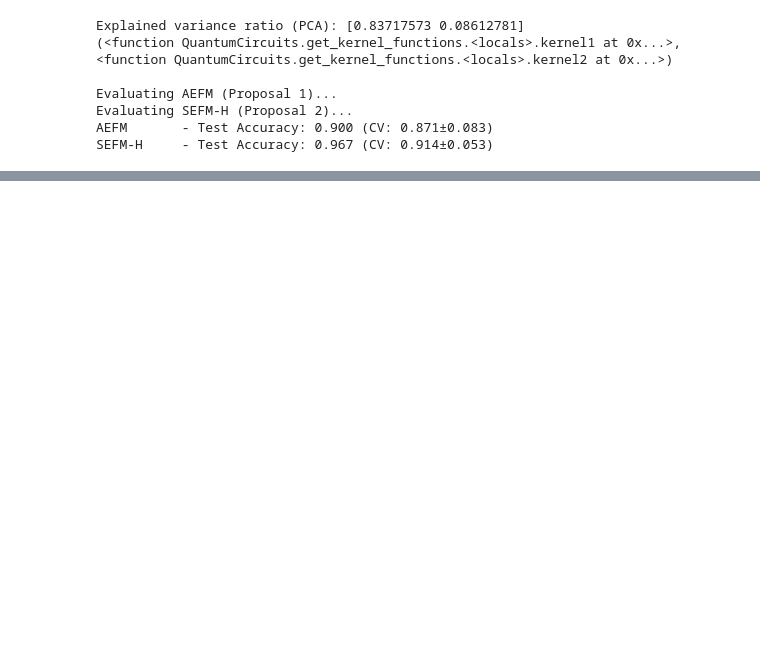
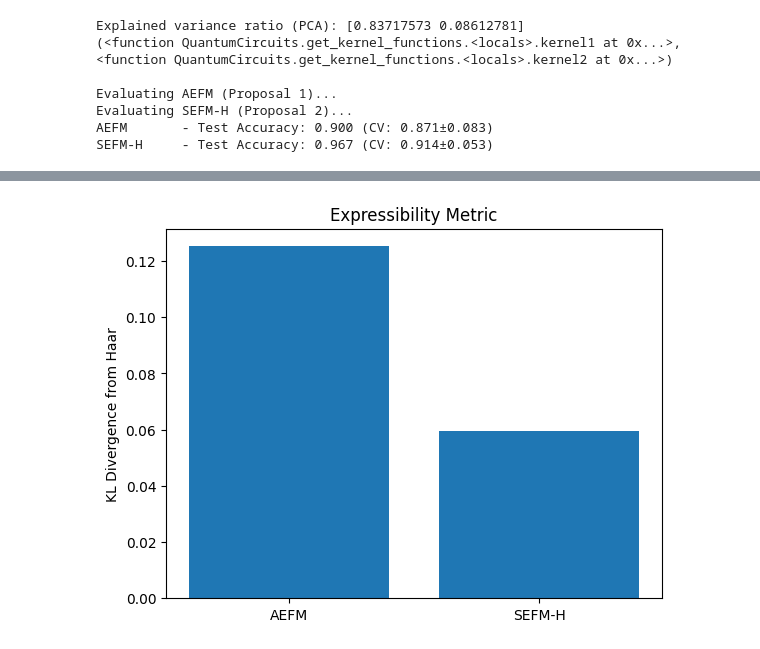
Before and after one commit to SyedT1/QSVM_T4, a Jupyter notebook: demo_v1.ipynb, the cells around one changed output, grey strips where cells are left out. Drawn from its saved outputs; the diff is of its cells as text; code cells hidden in the pictures; blank space fills up the shorter version.

```diff
--- a/demo_v1.ipynb
+++ b/demo_v1.ipynb
@@ -34,0 +83,21 @@ SEFM-H     - Test Accuracy: 0.967 (CV: 0.914±0.053)
+# %%
+from scipy.stats import entropy
+
+def kl_divergence(p, q):
+    return entropy(p, q)
+
+# Bin fidelities
+bins = np.linspace(0, 1, 30)
+p_aefm, _ = np.histogram(fids_aefm, bins=bins, density=True)
+p_sefmh, _ = np.histogram(fids_sefmh, bins=bins, density=True)
+p_haar, _ = np.histogram(haar_fids, bins=bins, density=True)
+
+kl_aefm = kl_divergence(p_aefm + 1e-10, p_haar + 1e-10)
+kl_sefmh = kl_divergence(p_sefmh + 1e-10, p_haar + 1e-10)
+
+plt.bar(['AEFM', 'SEFM-H'], [kl_aefm, kl_sefmh])
+plt.ylabel('KL Divergence from Haar')
+plt.title('Expressibility Metric')
+plt.show()
+# %% [output]
+[figure, added]
```
Also changed, not shown: parts of 3 cells of this notebook.
